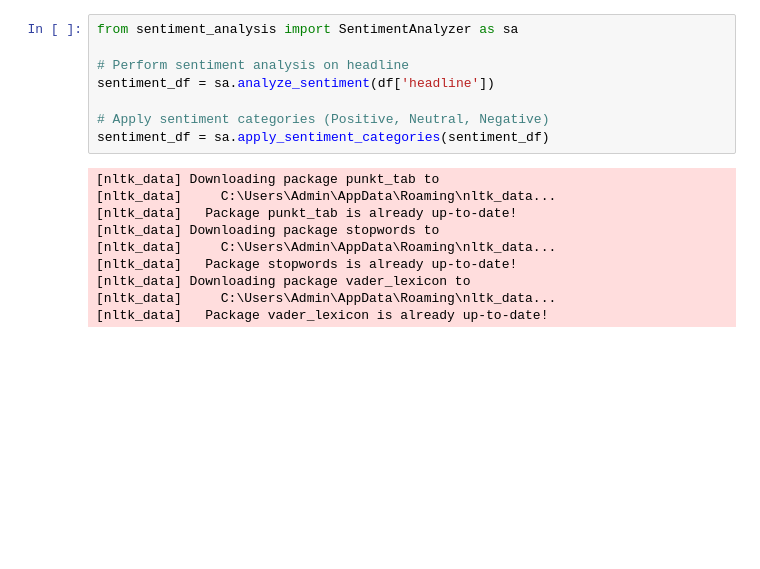
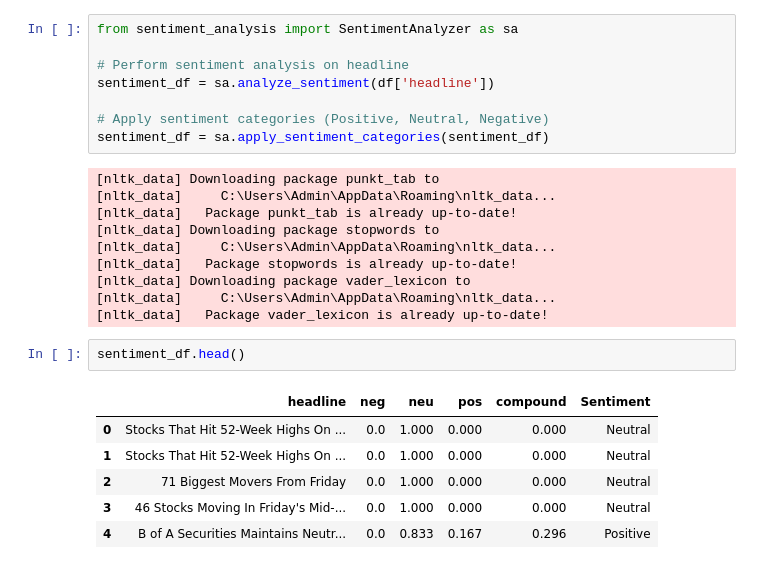
Before and after one commit to ab3lT/10-Academy-Week-1, a Jupyter notebook: notebook/stock_news.ipynb, the cells around one changed output. Cells and saved outputs as stored; diff of their text form; blank space fills up the shorter version.

```diff
--- a/notebook/stock_news.ipynb
+++ b/notebook/stock_news.ipynb
@@ -204,3 +204,12 @@ sentiment_df = sa.apply_sentiment_categories(sentiment_df)
 [nltk_data] Downloading package vader_lexicon to
 [nltk_data]     C:\Users\Admin\AppData\Roaming\nltk_data...
 [nltk_data]   Package vader_lexicon is already up-to-date!
+# %%
+sentiment_df.head()
+# %% [output]
+|  | headline | neg | neu | pos | compound | Sentiment |
+| 0 | Stocks That Hit 52-Week Highs On ... | 0.0 | 1.000 | 0.000 | 0.000 | Neutral |
+| 1 | Stocks That Hit 52-Week Highs On ... | 0.0 | 1.000 | 0.000 | 0.000 | Neutral |
+| 2 | 71 Biggest Movers From Friday | 0.0 | 1.000 | 0.000 | 0.000 | Neutral |
+| 3 | 46 Stocks Moving In Friday's Mid-... | 0.0 | 1.000 | 0.000 | 0.000 | Neutral |
+| 4 | B of A Securities Maintains Neutr... | 0.0 | 0.833 | 0.167 | 0.296 | Positive |
```
